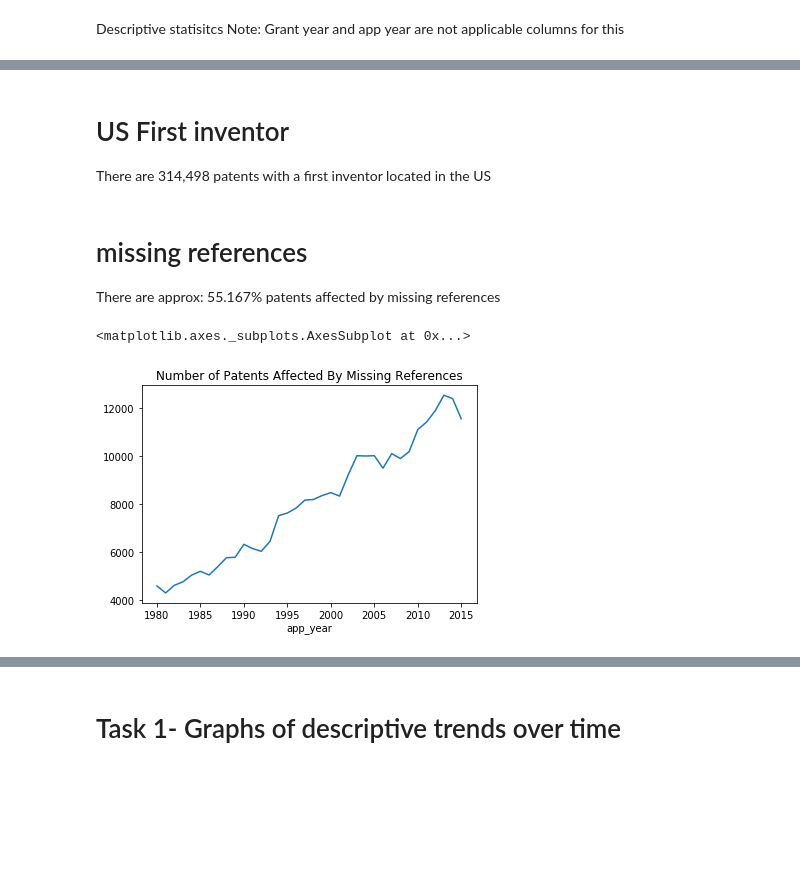
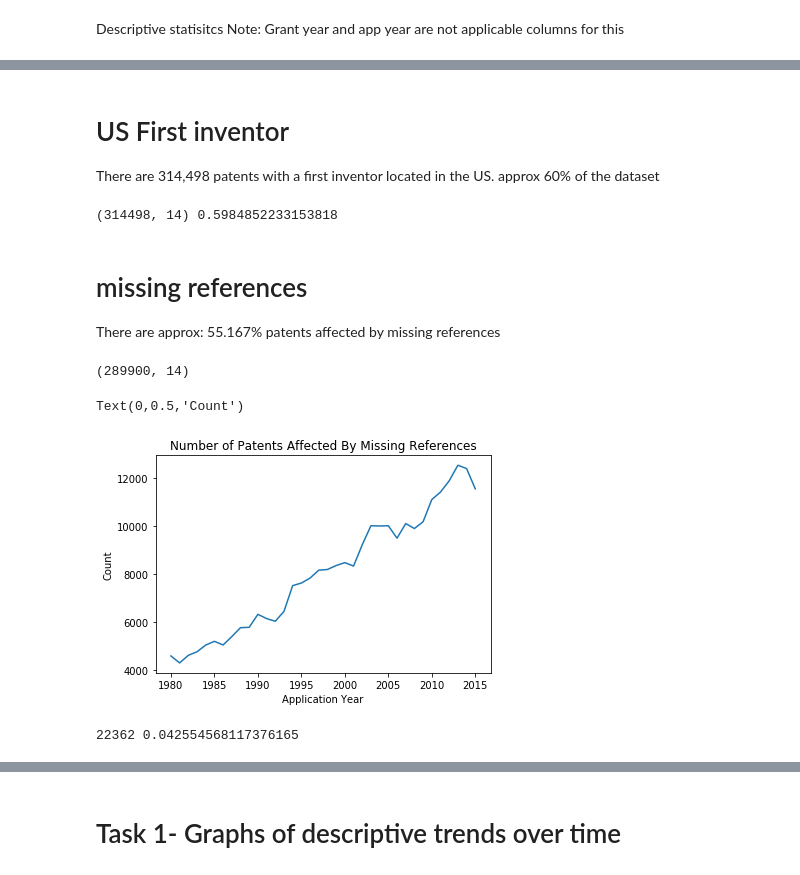
Before and after one commit to TieraLee/patents, a Jupyter notebook: Step 2 - Descriptive Statistics .ipynb, the cells around one changed output, grey strips where cells are left out. Drawn from its saved outputs; the diff is of its cells as text; code cells hidden in the pictures; blank space fills up the shorter version.

Commit message:
refactoring old cold, cleaning missed data

```diff
--- a/Step 2 - Descriptive Statistics .ipynb
+++ b/Step 2 - Descriptive Statistics .ipynb
@@ -6,7 +6,7 @@ import numpy as np
 import matplotlib.pyplot as plt
 %matplotlib inline
 # %%
-master = pd.read_csv('master.csv')
+master = pd.read_csv('data/master.csv')
 master.head()
 # %% [output]
 |  | patent_number | grant_year | app_year | num_inventors | us_inventor | cite_foreign_patent | is_missing | ... |
@@ -17,0 +20,3 @@ master.head()
+# %%
+final = pd.read_csv('data/final_no_drops.csv')
+final.head()
@@ -17,0 +36,3 @@ master.head()
+# %%
+master['missing_data'] = np.where(~master.patent_number.isin(list(set(final.patent_number.tolist()))), 1, 0)
+master.head()
@@ -38,13 +79,27 @@ master[master['us_inventor'] == 1.0].shape
 # %% [markdown]
 # US First inventor
 
-There are 314,498 patents with a first inventor located in the US
+There are 314,498 patents with a first inventor located in the US. approx 60% of the dataset
+# %%
+print(master[master['us_inventor'] == 1.0].shape, master[master['us_inventor'] == 1.0].shape[0]/master.shape[0])
+# %% [output]
+(314498, 14) 0.5984852233153818
 # %% [markdown]
 # missing references
 
 There are approx: 55.167% patents affected by missing references
+# %%
+master.loc[master.is_missing == 1].shape
+# %% [output]
+(289900, 14)
 # %%
-master[master['is_missing'] == 1].groupby('app_year')['is_missing'].count().plot(title="Number of Patents Affected By Missing References")
+ax = master[master['is_missing'] == 1].groupby('app_year')['is_missing'].count().plot(title="Number of Patents Affected By Missing References")
+ax.set_xlabel('Application Year')
+ax.set_ylabel('Count')
 # %% [output]
-<matplotlib.axes._subplots.AxesSubplot at 0x...>
+Text(0,0.5,'Count')
-[figure, old version]
+[figure, new version]
+# %%
+print(master.loc[master.missing_data == 1].shape[0], master.loc[master.missing_data == 1].shape[0]/master.shape[0])
+# %% [output]
+22362 0.042554568117376165
```
Also changed, not shown: parts of 31 cells of this notebook, 5 other files.
